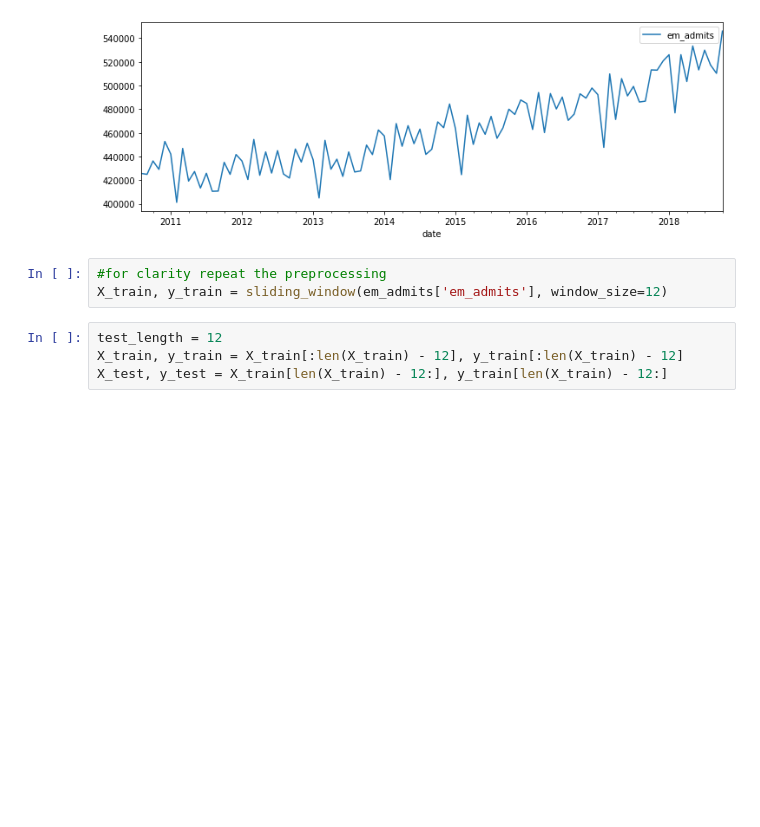
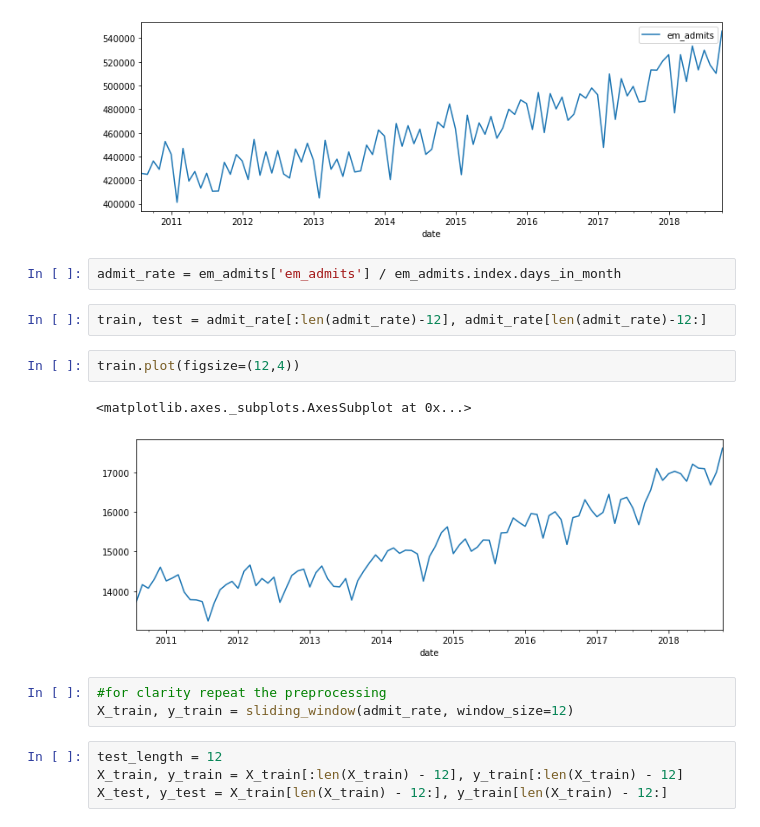
Before and after one commit to health-data-science-OR/forecasting, a Jupyter notebook: autoregression/autoregression2.ipynb, the cells around one changed output. Saved outputs shown, nothing was run; the diff lists cells and outputs as text; blank space fills up the shorter version.

```diff
--- a/autoregression/autoregression2.ipynb
+++ b/autoregression/autoregression2.ipynb
@@ -527,9 +546,18 @@ train.plot(figsize=(12,4))
 # %% [output]
 <matplotlib.axes._subplots.AxesSubplot at 0x...>
 [figure]
+# %%
+admit_rate = em_admits['em_admits'] / em_admits.index.days_in_month
+# %%
+train, test = admit_rate[:len(admit_rate)-12], admit_rate[len(admit_rate)-12:]
+# %%
+train.plot(figsize=(12,4))
+# %% [output]
+<matplotlib.axes._subplots.AxesSubplot at 0x...>
+[figure, added]
 # %%
 #for clarity repeat the preprocessing
-X_train, y_train = sliding_window(em_admits['em_admits'], window_size=12)
+X_train, y_train = sliding_window(admit_rate, window_size=12)
 # %%
 test_length = 12
 X_train, y_train = X_train[:len(X_train) - 12], y_train[:len(X_train) - 12]
```
Also changed, not shown: parts of 34 cells of this notebook, 50 other files.
